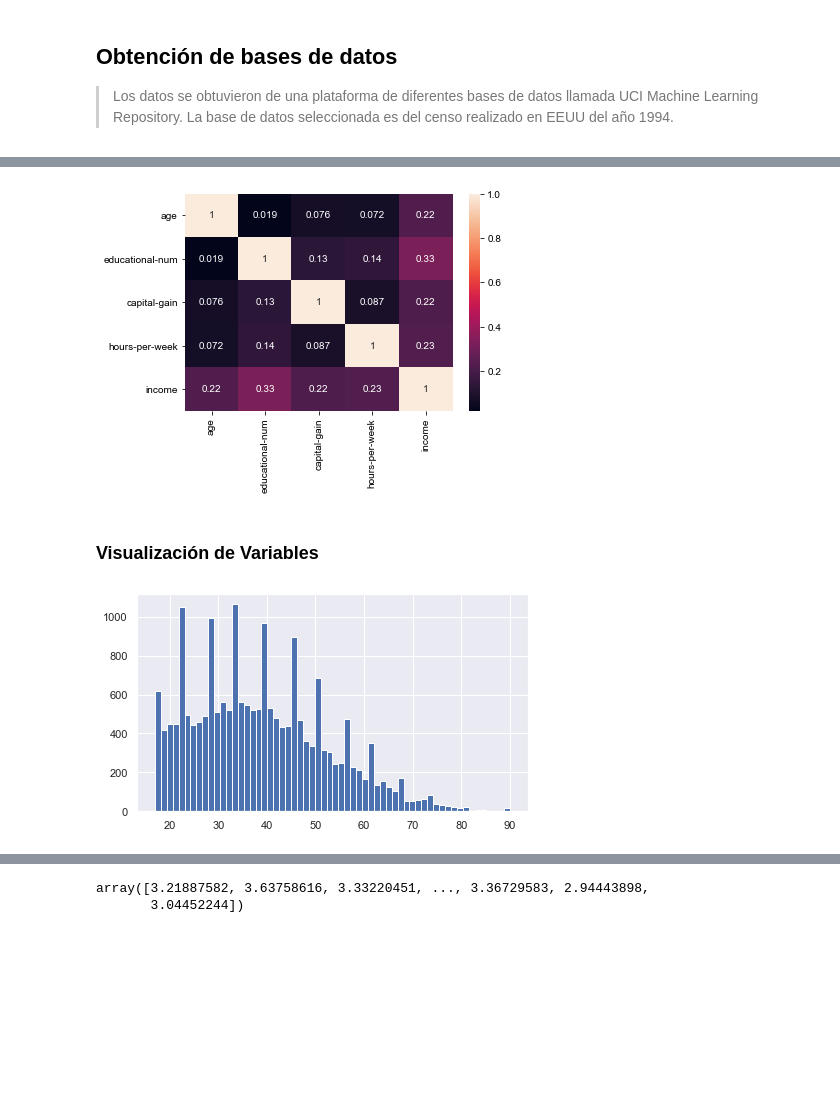
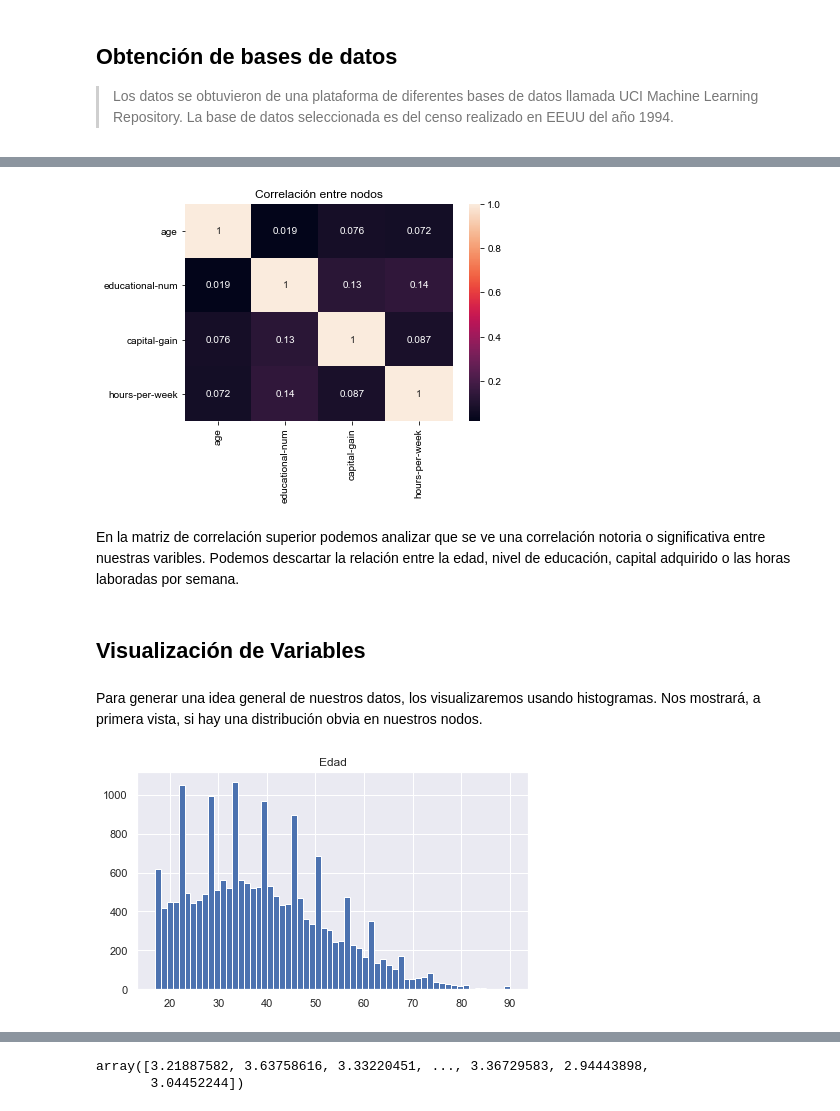
Before and after one commit to Tania-Bell/Proyecto_Modulo1, a Jupyter notebook: Proyecto_BellT_FloresA adult census.ipynb, the cells around one changed output, grey strips where cells are left out. Drawn from its saved outputs; the diff is of its cells as text; code cells hidden in the pictures; blank space fills up the shorter version.

```diff
--- a/Proyecto_BellT_FloresA adult census.ipynb
+++ b/Proyecto_BellT_FloresA adult census.ipynb
@@ -92,0 +75,5 @@ data
+# %%
+# importación de los datos, el archivo está en un csv y se llama adult
+data = pd.read_csv('adult.csv')
+data = data[['age','educational-num','capital-gain','hours-per-week']].head(20001)
+data
@@ -93,15 +94,23 @@ data
 # %%
+# análisis de correlación entre los datos
 corrMatrix = data.corr()
 sn.heatmap(corrMatrix, annot=True, linewidths=.0001)
-sn.set(rc = {'figure.figsize':(10,8)})
+sn.set(rc = {'figure.figsize':(5,5)})
+plt.title('Correlación entre nodos') # generación de tabla
 plt.show()
 # %% [output]
-[figure, old version]
+[figure, new version]
+# %% [markdown]
+En la matriz de correlación superior podemos analizar que se ve una correlación notoria o significativa entre nuestras varibles. Podemos descartar la relación entre la edad, nivel de educación, capital adquirido o las horas laboradas por semana.
 # %% [markdown]
-### Visualización de Variables
+## Visualización de Variables
+# %% [markdown]
+Para generar una idea general de nuestros datos, los visualizaremos usando histogramas. Nos mostrará, a primera vista, si hay una distribución obvia en nuestros nodos.
 # %%
+# histograma con 60 bins para visualizar la variable edad
 plt.figure(figsize=(7,4))
 plt.hist(data['age'], bins = 60);
+plt.title('Edad');
 # %% [output]
-[figure, old version]
+[figure, new version]
 # %%
```
Also changed, not shown: parts of 53 cells of this notebook.
